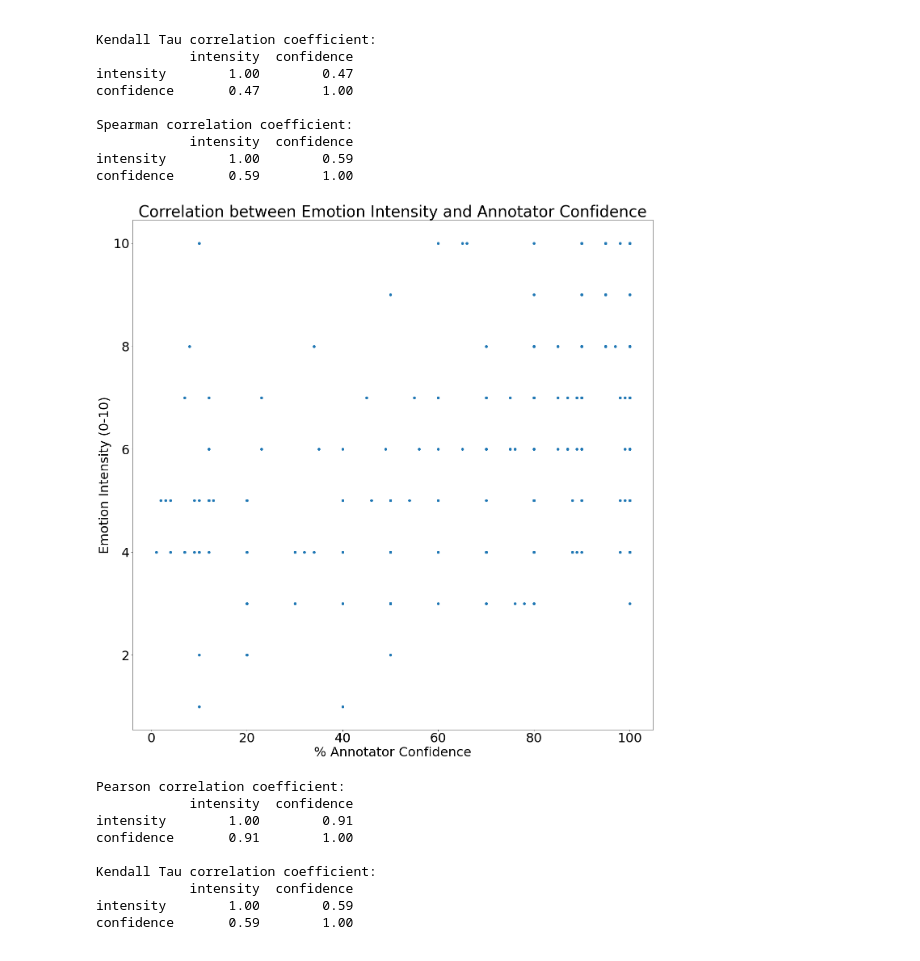
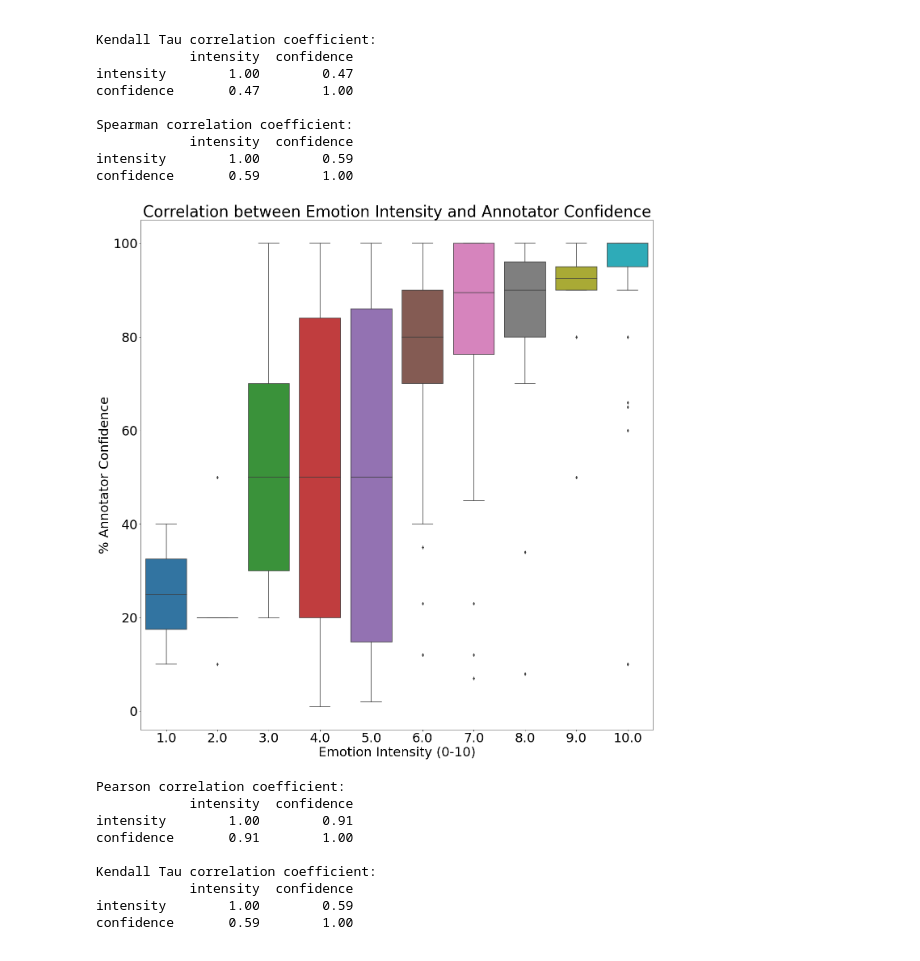
Before and after one commit to rigved/emotion_detection_in_discourse, a Jupyter notebook: code/Exploratory_Data_Analysis_Survey.ipynb, the cells around one changed output. Cells and saved outputs as stored; diff of their text form; code cells hidden in the pictures.

```diff
--- a/code/Exploratory_Data_Analysis_Survey.ipynb
+++ b/code/Exploratory_Data_Analysis_Survey.ipynb
@@ -1054,22 +1055,22 @@ confidence       0.59        1.00
 # %%
 # Plot of correlation between intensity and confidence for questions and responses
 # Reference: https://matplotlib.org/stable/gallery/images_contours_and_fields/image_annotated_heatmap.html
 
 # Use larger fonts
 plt.rcParams.update({'font.size': 32})
 
-# Create a scatter plot
+# Create a box plot
 fig, ax = plt.subplots()
-ax.scatter(emotion_intensities_and_confidence_levels['confidence'], emotion_intensities_and_confidence_levels['intensity'], cmap=cmap)
+sns.boxplot(x=emotion_intensities_and_confidence_levels['intensity'], y=emotion_intensities_and_confidence_levels['confidence'], ax=ax)
 
 ax.set_title('Correlation between Emotion Intensity and Annotator Confidence')
-plt.xlabel('% Annotator Confidence')
-plt.ylabel('Emotion Intensity (0-10)')
+plt.xlabel('Emotion Intensity (0-10)')
+plt.ylabel('% Annotator Confidence')
 fig.tight_layout()
-plt.savefig('emotion_intensity_confidence_correlation.png', bbox_inches='tight')
+plt.savefig('emotion_intensity_annotator_confidence_correlation.png', bbox_inches='tight')
 plt.show()
 # %% [output]
-[figure, old version]
+[figure, new version]
 # %%
 # Extract the emotion intensity and emotion confidence levels
 average_emotion_intensities_and_confidence_levels = pd.DataFrame({
```
Also changed, not shown: parts of 3 cells of this notebook, 1 other file.
